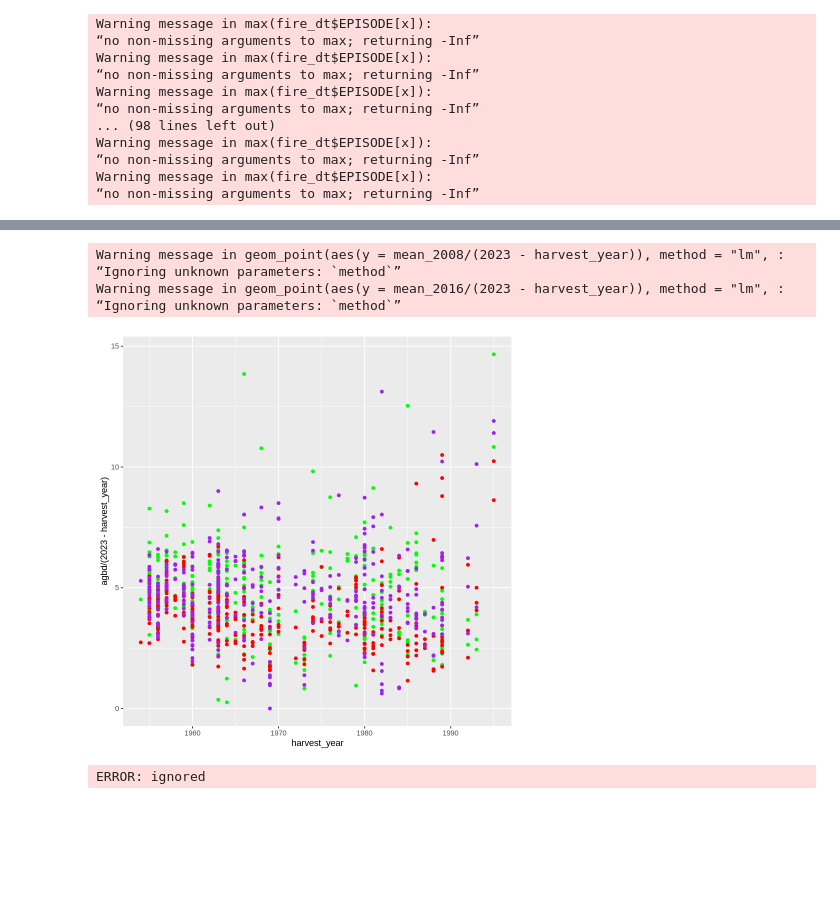
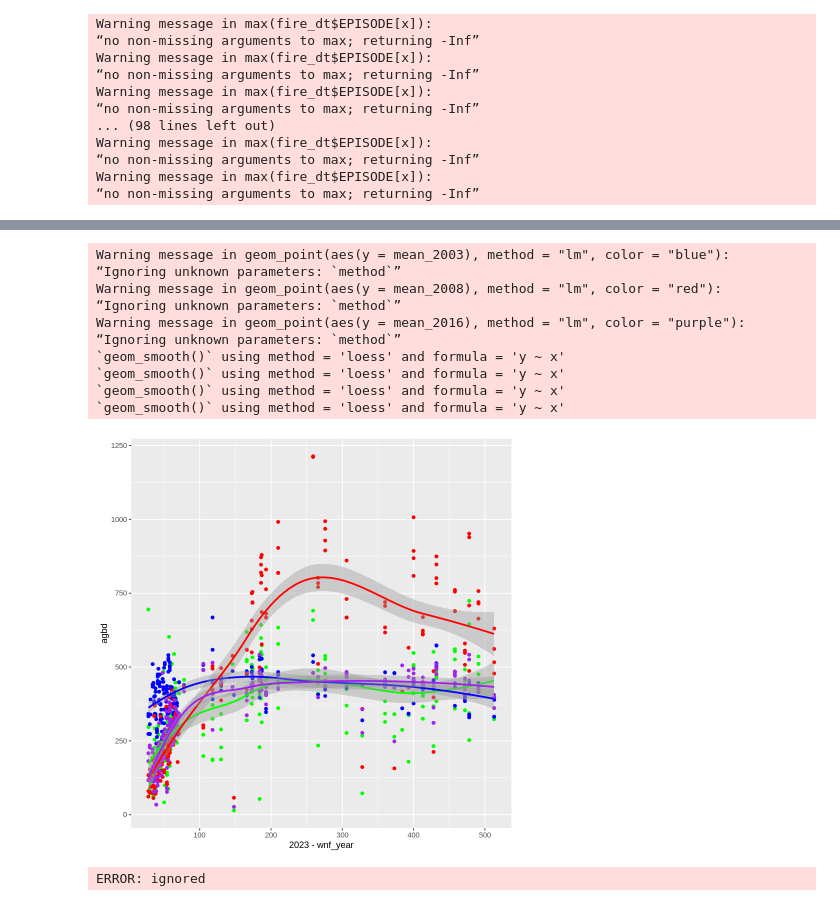
Before and after one commit to seismosmsr/machine_learning, a Jupyter notebook: gedi_analysis_HJA_8_31_2023.ipynb, the cells around one changed output, grey strips where cells are left out. Saved outputs shown, nothing was run; the diff lists cells and outputs as text; code cells hidden in the pictures; blank space fills up the shorter version.

```diff
--- a/gedi_analysis_HJA_8_31_2023.ipynb
+++ b/gedi_analysis_HJA_8_31_2023.ipynb
@@ -412,6 +415,7 @@ summary_dt %>% names
 # %%
 summary_dt$year <- delta_time_to_timestamp(summary_dt$delta_time) %>% format("%Y")
 # %%
+wnf_dt <- st_read('/content/wnf_history.gpkg') %>% data.table
 harvest_dt <- st_read('/content/harvest_history.gpkg') %>% data.table
 fire_dt <- st_read('/content/fire_history.gpkg') %>% data.table
 # %% [output]
@@ -432,4 +448,10 @@ Projected CRS: NAD83 / UTM zone 10N
 # %%
+summary_dt$wnf_year <-  wnf_dt$YR_ORIGIN[st_intersects(summary_dt$geom,wnf_dt$geom %>% st_transform(st_crs(summary_dt$geom)) %>%st_make_valid) %>% lapply(function(x){x[1]}) %>% unlist]
+
+summary_dt$wnf_stand <-  wnf_dt$STAND[st_intersects(summary_dt$geom,wnf_dt$geom %>% st_transform(st_crs(summary_dt$geom)) %>%st_make_valid) %>% lapply(function(x){x[1]}) %>% unlist]
+
+summary_dt$harvest_stand <-  harvest_dt$STAND[st_intersects(summary_dt$geom,harvest_dt$geom %>% st_transform(st_crs(summary_dt$geom))) %>% lapply(function(x){x[1]}) %>% unlist]
+
 summary_dt$harvest_year <-  harvest_dt$YR_ORIGIN[st_intersects(summary_dt$geom,harvest_dt$geom %>% st_transform(st_crs(summary_dt$geom))) %>% lapply(function(x){x[1]}) %>% unlist]
 
 summary_dt$stand <-  harvest_dt$STAND[st_intersects(summary_dt$geom,harvest_dt$geom %>% st_transform(st_crs(summary_dt$geom))) %>% lapply(function(x){x[1]}) %>% unlist]
@@ -479,21 +493,27 @@ summary_dt$harvest_year %>% is.na
 # %%
-summary_dt[!is.na(mean_2008) &!is.na(agbd) &harvest_year >1800 ,][,list(agbd = mean(agbd,na.rm=T),mean_2003 = mean(mean_2003,na.rm=T),mean_2008 = mean(mean_2008,na.rm=T),mean_2016 = mean(mean_2016,na.rm=T)),by=.(harvest_year,stand,year)] %>%
-  ggplot(aes(x=harvest_year,y=agbd/(2023-harvest_year)))+
+summary_dt[!is.na(mean_2008) &!is.na(agbd) & wnf_year >1500  ,][,list(agbd = mean(agbd,na.rm=T),mean_2003 = mean(mean_2003,na.rm=T),mean_2008 = mean(mean_2008,na.rm=T),mean_2016 = mean(mean_2016,na.rm=T)),by=.(wnf_year,year)] %>%
+  ggplot(aes(x=2023-wnf_year,y=agbd))+
   geom_point(color='green') +
-  # geom_density2d(aes(y=mean_2003),method='lm',color='blue') +
-  geom_point(aes(y=mean_2008/(2023-harvest_year)),method='lm',color='red') +
-  geom_point(aes(y=mean_2016/(2023-harvest_year)),method='lm',color='purple')
+  geom_point(aes(y=mean_2003),method='lm',color='blue') +
+  geom_point(aes(y=mean_2008),method='lm',color='red') +
+  geom_point(aes(y=mean_2016),method='lm',color='purple')+
   # geom_abline(color='red') +
-  # geom_smooth(method='lm',color='green') +
-  # # geom_smooth(aes(y=mean_2003),method='lm',color='blue') +
-  # geom_smooth(aes(y=mean_2008/harvest_year),method='lm',color='red') +
-  # geom_smooth(aes(y=mean_2016/harvest_year),method='lm',color='purple')
+  geom_smooth(color='green') +
+  geom_smooth(aes(y=mean_2003),color='blue') +
+  geom_smooth(aes(y=mean_2008),color='red') +
+  geom_smooth(aes(y=mean_2016),color='purple')
 # %% [output]
-Warning message in geom_point(aes(y = mean_2008/(2023 - harvest_year)), method = "lm", :
+Warning message in geom_point(aes(y = mean_2003), method = "lm", color = "blue"):
 “Ignoring unknown parameters: `method`”
-Warning message in geom_point(aes(y = mean_2016/(2023 - harvest_year)), method = "lm", :
+Warning message in geom_point(aes(y = mean_2008), method = "lm", color = "red"):
 “Ignoring unknown parameters: `method`”
+Warning message in geom_point(aes(y = mean_2016), method = "lm", color = "purple"):
+“Ignoring unknown parameters: `method`”
+`geom_smooth()` using method = 'loess' and formula = 'y ~ x'
+`geom_smooth()` using method = 'loess' and formula = 'y ~ x'
+`geom_smooth()` using method = 'loess' and formula = 'y ~ x'
+`geom_smooth()` using method = 'loess' and formula = 'y ~ x'
-[figure, old version]
+[figure, new version]
 # %%
 year_off <- 1
 
```
Also changed, not shown: parts of 6 cells of this notebook.
